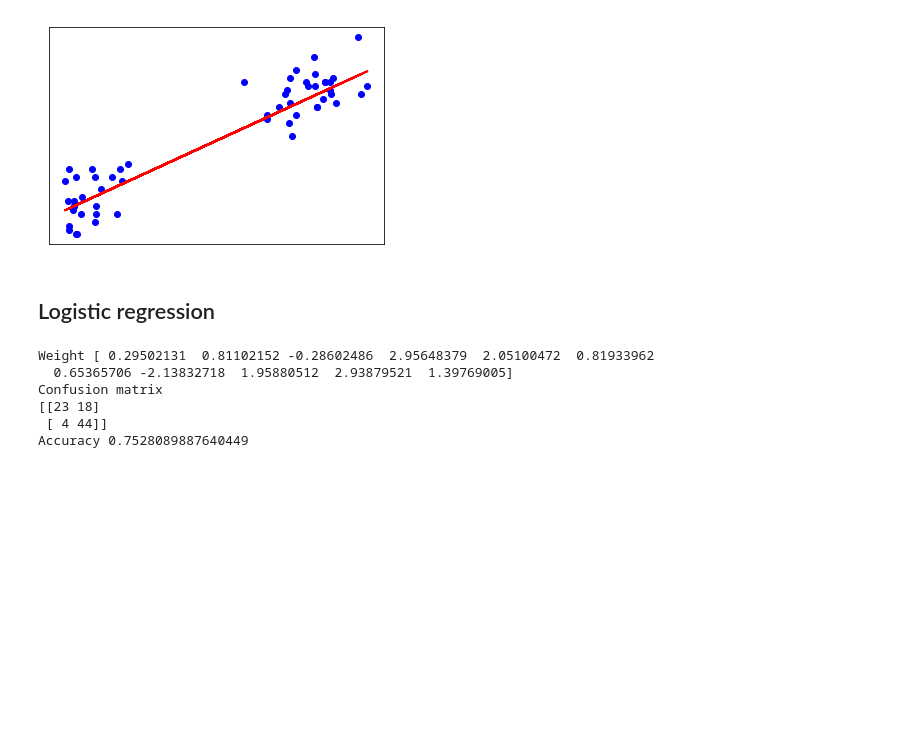
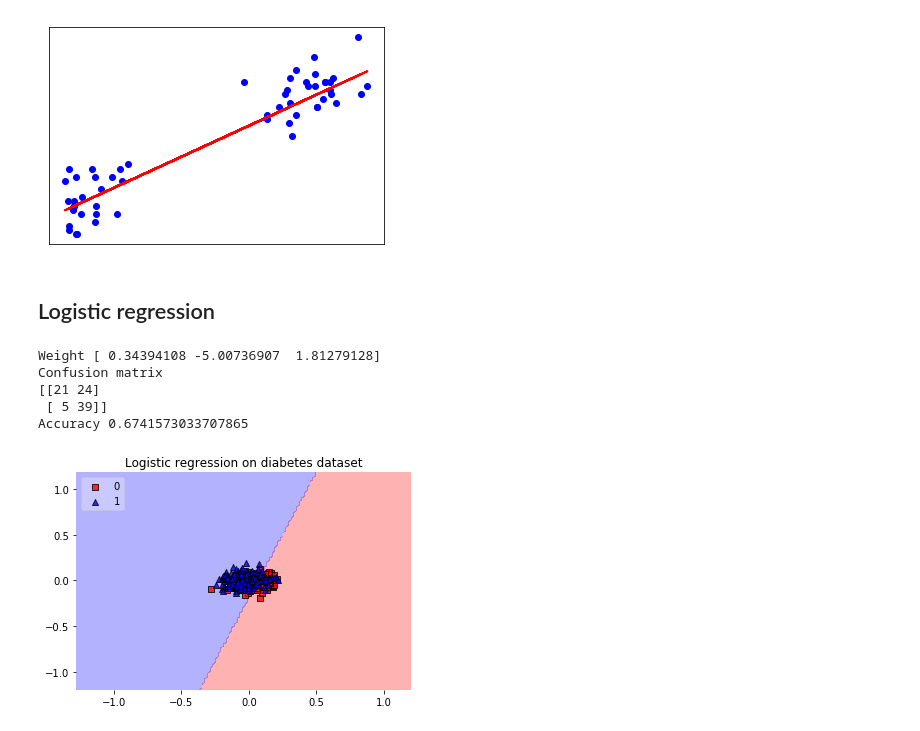
Before and after one commit to KazukiChiyo/kleinml, a Jupyter notebook: examples/linear_model.ipynb, the cells around one changed output. Drawn from its saved outputs; the diff is of its cells as text; code cells hidden in the pictures; blank space fills up the shorter version.

```diff
--- a/examples/linear_model.ipynb
+++ b/examples/linear_model.ipynb
@@ -82,24 +82,33 @@ Score 0.8807241115134311
 # %%
 import sys
 sys.path.append('../')
 from linear_model.LogisticRegression import LogisticRegression
+from decomposition.PCA import PCA
 import util
 import numpy as np
 import matplotlib.pyplot as plt
+from mlxtend.plotting import plot_decision_regions
 
 train_x, train_y, test_x, test_y = util.load_diabetes()
+pca = PCA(n_components=2)
+pca.fit(train_x)
+train_x = pca.transform(train_x)
+test_x = pca.transform(test_x)
 model = LogisticRegression()
 model.fit(train_x, train_y)
 pred = model.predict(test_x)
 cm = util.confusion_matrix(test_y, pred)
 print("Weight", model.w)
 print("Confusion matrix")
 print(cm)
 print("Accuracy", util.accuracy(cm))
+plot_decision_regions(train_x, train_y, clf=model, legend=2)
+plt.title('Logistic regression on diabetes dataset')
+plt.show()
 # %% [output]
-Weight [ 0.29502131  0.81102152 -0.28602486  2.95648379  2.05100472  0.81933962
-  0.65365706 -2.13832718  1.95880512  2.93879521  1.39769005]
+Weight [ 0.34394108 -5.00736907  1.81279128]
 Confusion matrix
-[[23 18]
- [ 4 44]]
-Accuracy 0.7528089887640449
+[[21 24]
+ [ 5 39]]
+Accuracy 0.6741573033707865
+[figure, added]
```
Also changed, not shown: 12 other files.
